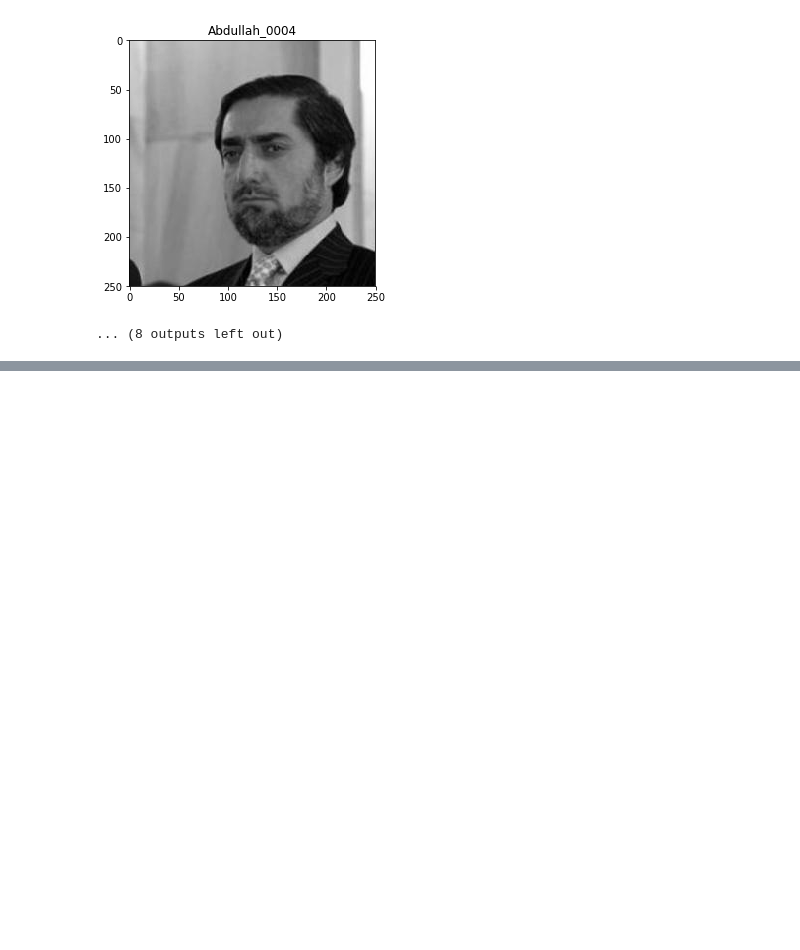
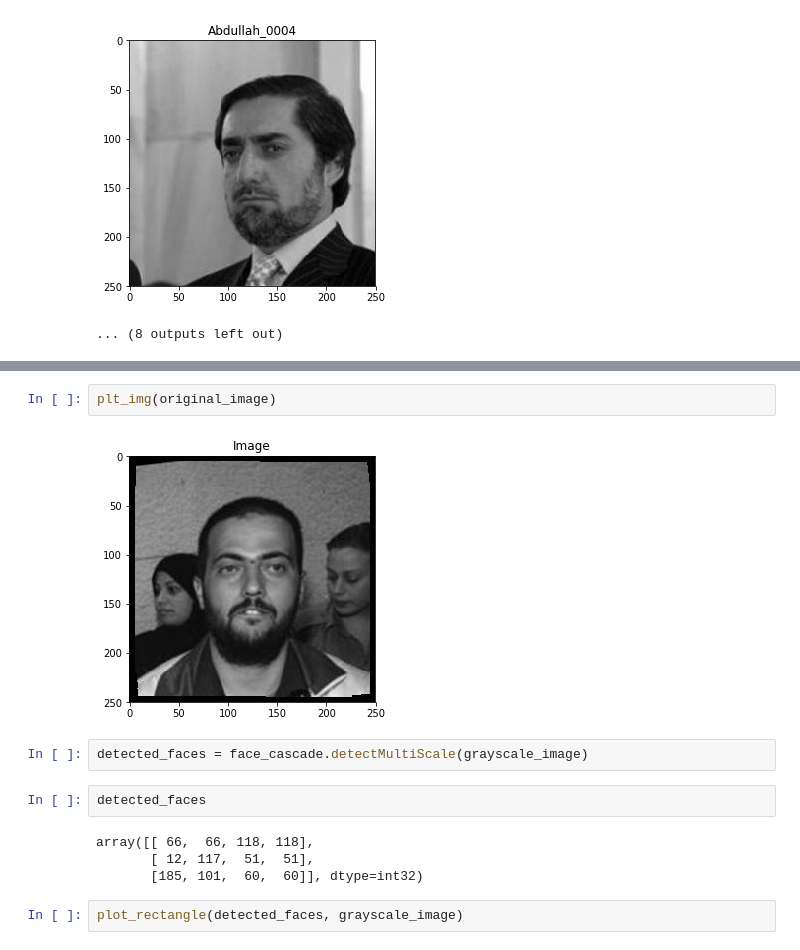
Before and after one commit to bkemmer/custom_cnn, a Jupyter notebook: notebooks/initialpreprocessing.ipynb, the cells around one changed output, grey strips where cells are left out. Cells and saved outputs as stored; diff of their text form; blank space fills up the shorter version.

```diff
--- a/notebooks/initialpreprocessing.ipynb
+++ b/notebooks/initialpreprocessing.ipynb
@@ -129,0 +182,14 @@ processImages(df=df_train, limit=10)
+# %%
+plt_img(original_image)
+# %% [output]
+[figure, added]
+# %%
+detected_faces = face_cascade.detectMultiScale(grayscale_image)
+# %%
+detected_faces
+# %% [output]
+array([[ 66,  66, 118, 118],
+       [ 12, 117,  51,  51],
+       [185, 101,  60,  60]], dtype=int32)
+# %%
+plot_rectangle(detected_faces, grayscale_image)
```
Also changed, not shown: parts of 24 cells of this notebook, 1 other file.
